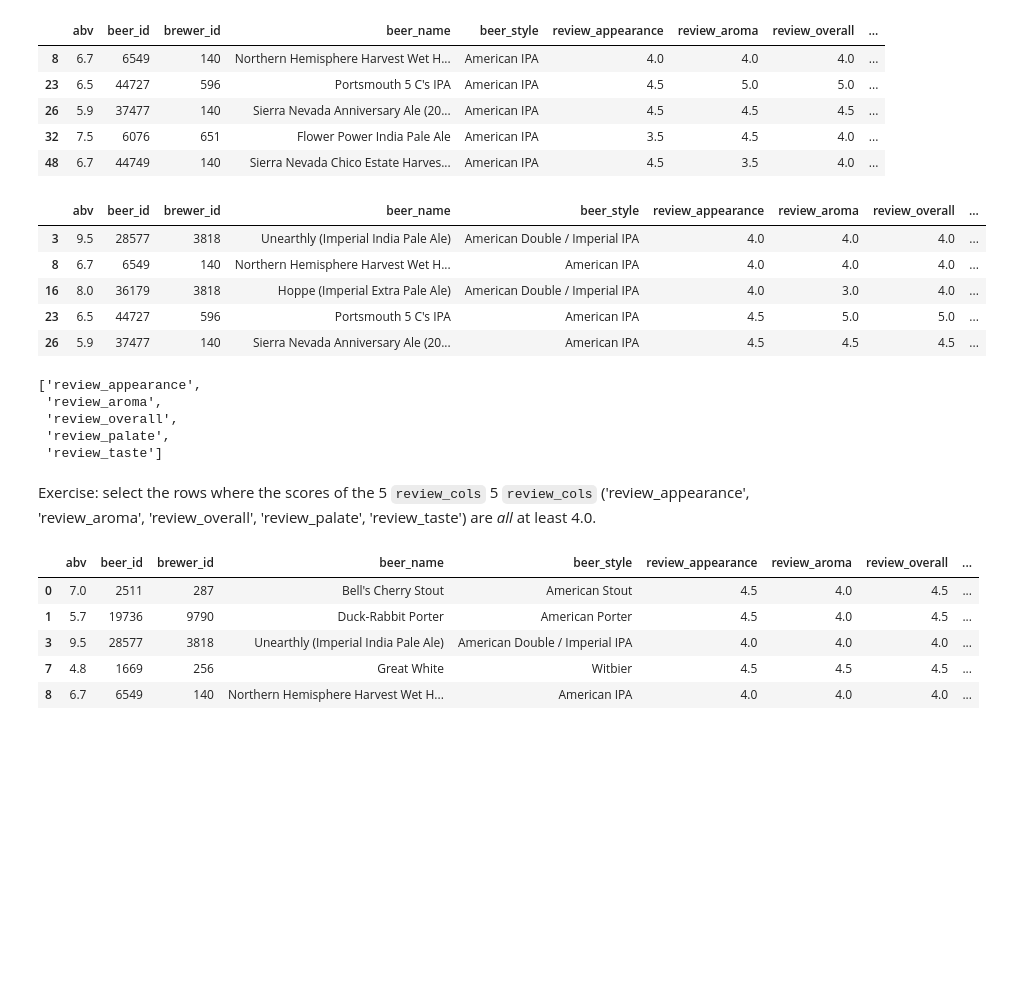
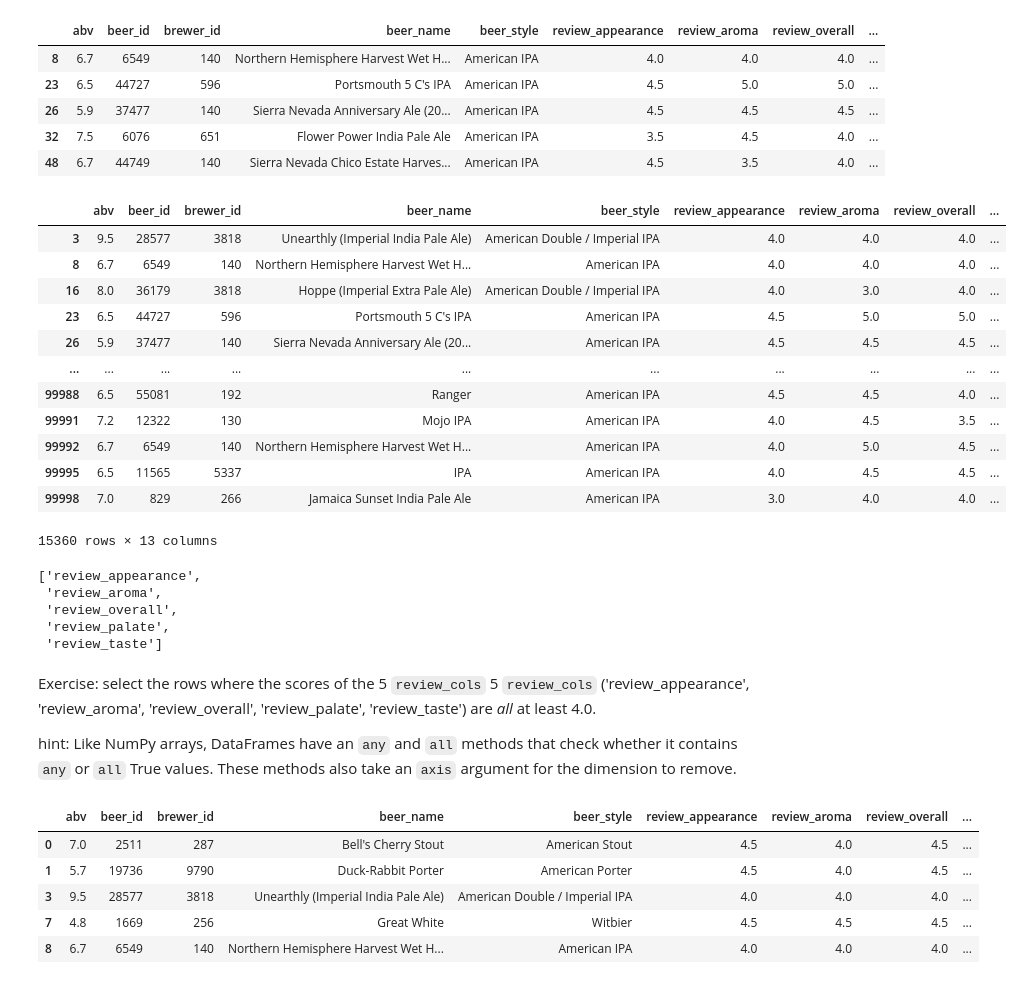
Before and after one commit to TomAugspurger/PyDataSeattle, a Jupyter notebook: notebooks/3. Indexing.ipynb, the cells around one changed output. Drawn from its saved outputs; the diff is of its cells as text; code cells hidden in the pictures; blank space fills up the shorter version.

```diff
--- a/notebooks/3. Indexing.ipynb
+++ b/notebooks/3. Indexing.ipynb
@@ -107,15 +298,23 @@ df[df.beer_style.isin(['American IPA', 'Pilsner'])].head()
 | 32 | 7.5 | 6076 | 651 | Flower Power India Pale Ale | American IPA | 3.5 | 4.5 | 4.0 | ... |
 | 48 | 6.7 | 44749 | 140 | Sierra Nevada Chico Estate Harves... | American IPA | 4.5 | 3.5 | 4.0 | ... |
 # %%
-# exercise
-df[df.beer_style.str.contains("IPA")].head()
+import re
+
+df[df.beer_style.str.contains('IPA', flags=re.IGNORECASE)]
 # %% [output]
 |  | abv | beer_id | brewer_id | beer_name | beer_style | review_appearance | review_aroma | review_overall | ... |
 | 3 | 9.5 | 28577 | 3818 | Unearthly (Imperial India Pale Ale) | American Double / Imperial IPA | 4.0 | 4.0 | 4.0 | ... |
 | 8 | 6.7 | 6549 | 140 | Northern Hemisphere Harvest Wet H... | American IPA | 4.0 | 4.0 | 4.0 | ... |
 | 16 | 8.0 | 36179 | 3818 | Hoppe (Imperial Extra Pale Ale) | American Double / Imperial IPA | 4.0 | 3.0 | 4.0 | ... |
 | 23 | 6.5 | 44727 | 596 | Portsmouth 5 C's IPA | American IPA | 4.5 | 5.0 | 5.0 | ... |
 | 26 | 5.9 | 37477 | 140 | Sierra Nevada Anniversary Ale (20... | American IPA | 4.5 | 4.5 | 4.5 | ... |
+| ... | ... | ... | ... | ... | ... | ... | ... | ... | ... |
+| 99988 | 6.5 | 55081 | 192 | Ranger | American IPA | 4.5 | 4.5 | 4.0 | ... |
+| 99991 | 7.2 | 12322 | 130 | Mojo IPA | American IPA | 4.0 | 4.5 | 3.5 | ... |
+| 99992 | 6.7 | 6549 | 140 | Northern Hemisphere Harvest Wet H... | American IPA | 4.0 | 5.0 | 4.5 | ... |
+| 99995 | 6.5 | 11565 | 5337 | IPA | American IPA | 4.0 | 4.5 | 4.5 | ... |
+| 99998 | 7.0 | 829 | 266 | Jamaica Sunset India Pale Ale | American IPA | 3.0 | 4.0 | 4.0 | ... |
+15360 rows × 13 columns
 # %%
 review_cols
 # %% [output]
@@ -126,6 +325,8 @@ review_cols
  'review_taste']
 # %% [markdown]
 Exercise: select the rows where the scores of the 5 `review_cols` 5 `review_cols` ('review_appearance', 'review_aroma', 'review_overall', 'review_palate', 'review_taste') are *all* at least 4.0.
+
+hint: Like NumPy arrays, DataFrames have an `any` and `all` methods that check whether it contains `any` or `all` True values. These methods also take an `axis` argument for the dimension to remove.
 # %%
 df[(df[review_cols] >= 4.0).all(1)].head()
 # %% [output]
```
Also changed, not shown: parts of 21 cells of this notebook, 4 other files.
